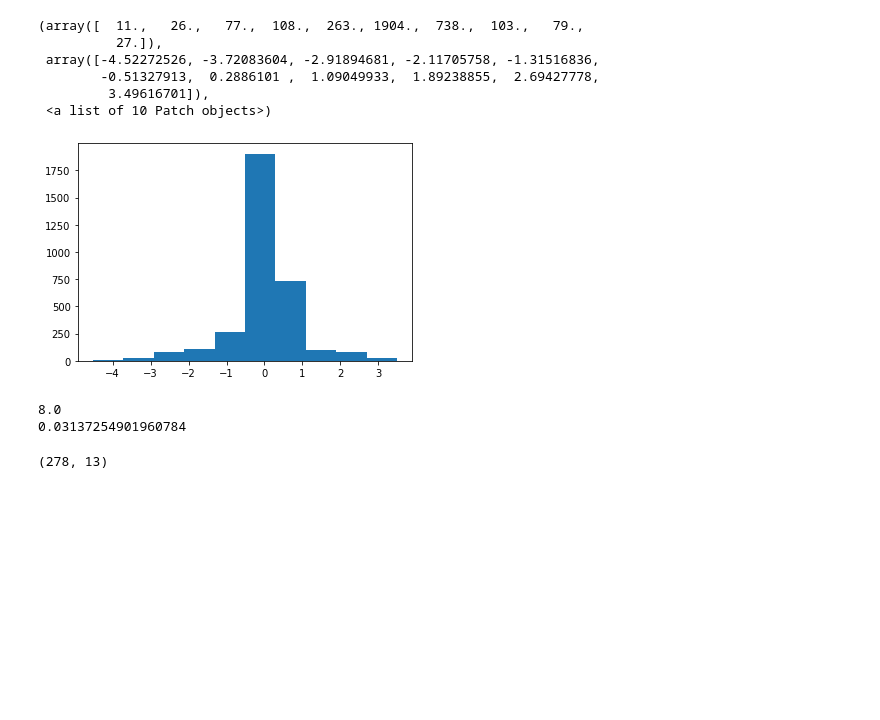
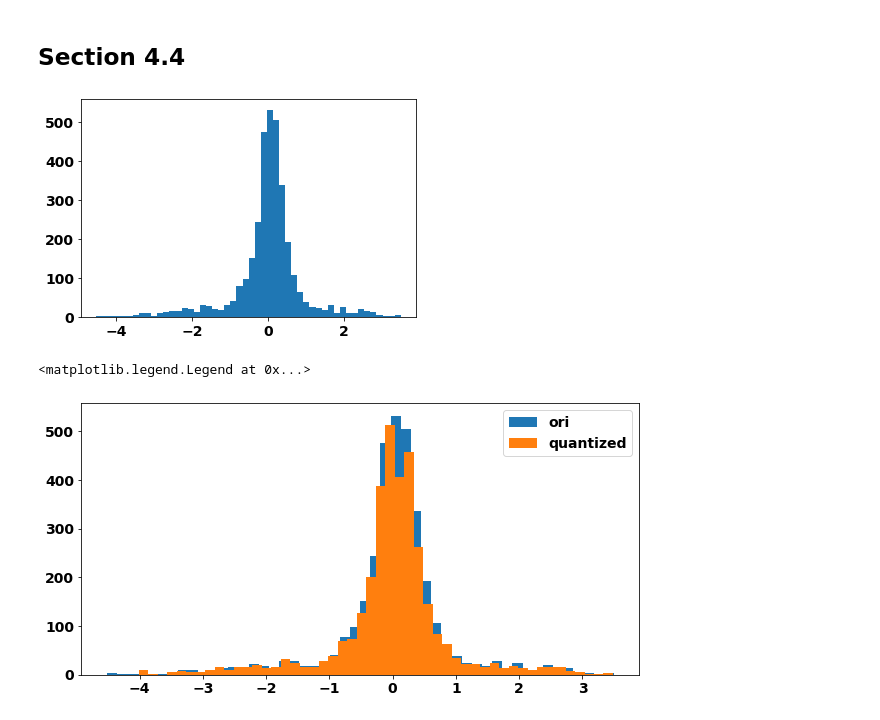
Before and after one commit to nilesh0109/Speech-signal-Processing, a Jupyter notebook: Exercise 4.ipynb, the cells around one changed output. Cells and saved outputs as stored; diff of their text form; code cells hidden in the pictures; blank space fills up the shorter version.

```diff
--- a/Exercise 4.ipynb
+++ b/Exercise 4.ipynb
@@ -386,2 +443,4 @@ plt.hist(log_energies)
+# %% [markdown]
+## Section 4.4
 # %%
 from utils.lpctools import *
@@ -392,15 +453,5 @@ lars = np.apply_along_axis(rc2lar, 1, r)
 # %%
-plt.hist(lars.reshape(-1))
+plt.hist(lars.reshape(-1), bins=50)
+plt.show()
 # %% [output]
-(array([  11.,   26.,   77.,  108.,  263., 1904.,  738.,  103.,   79.,
-          27.]),
- array([-4.52272526, -3.72083604, -2.91894681, -2.11705758, -1.31516836,
-        -0.51327913,  0.2886101 ,  1.09049933,  1.89238855,  2.69427778,
-         3.49616701]),
- <a list of 10 Patch objects>)
-[figure, old version]
+[figure, new version]
-# %%
-qidx = quantize_encoder(lars, 8, 8, 0)
-# %% [output]
-8.0
-0.03137254901960784
@@ -410,8 +461,12 @@ lars_decoded = quantize_decoder(qidx, 8, 8, 0)
 r_decoded = lar2rc(lars_decoded)
 lpcs_decoded = np.apply_along_axis(rc2poly, 1, r_decoded)
-# %%
-lpcs_decoded.shape
-# %% [output]
-(278, 13)
+# %%
+plt.figure(figsize=(10,5))
+plt.hist(lars.reshape(-1), bins=50, label="ori")
+plt.hist(lars_decoded.reshape(-1), bins=50, label="quantized")
+plt.legend()
+# %% [output]
+<matplotlib.legend.Legend at 0x...>
+[figure, added]
 # %%
 filter_state = None
```
Also changed, not shown: parts of 118 cells of this notebook, 1 other file.
